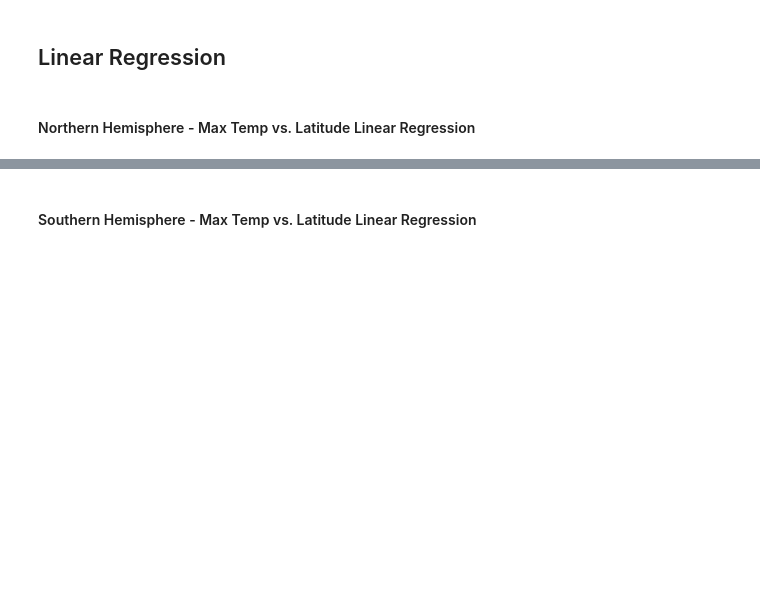
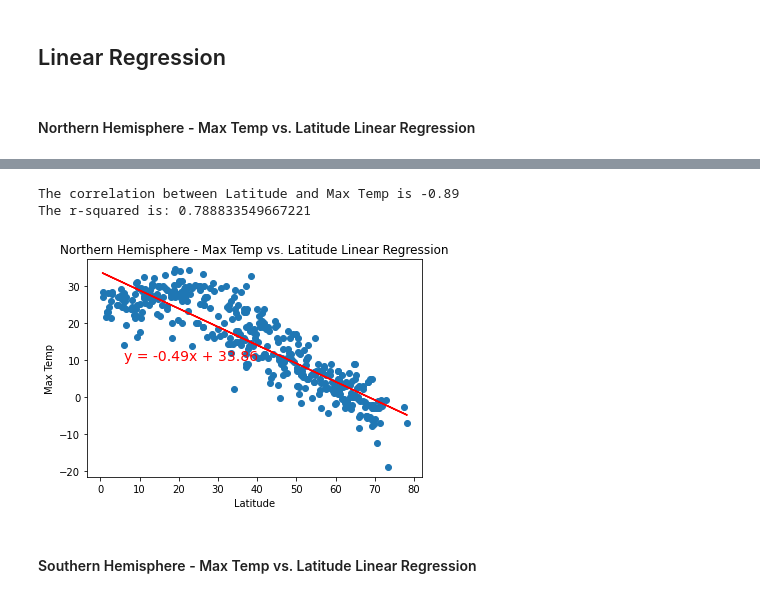
Before and after one commit to JoseH-Git/python-api-challenge, a Jupyter notebook: WeatherPy/WeatherPy.ipynb, the cells around one changed output, grey strips where cells are left out. Drawn from its saved outputs; the diff is of its cells as text; code cells hidden in the pictures; blank space fills up the shorter version.

Commit message:
northen hemisphere linear regression

```diff
--- a/WeatherPy/WeatherPy.ipynb
+++ b/WeatherPy/WeatherPy.ipynb
@@ -251,5 +252,15 @@ plt.show()
 [figure]
 # %% [markdown]
 ## Linear Regression
+# %%
+cities_dict_df["Lat"] = cities_dict_df["Lat"].astype(float)
+cities_dict_df["Lng"] = cities_dict_df["Lng"].astype(float)
+cities_dict_df["Max Temp"] = cities_dict_df["Max Temp"].astype(float)
+cities_dict_df["Humidity"] = cities_dict_df["Humidity"].astype(float)
+cities_dict_df["Cloudiness"] = cities_dict_df["Cloudiness"].astype(float)
+cities_dict_df["Wind Speed"] = cities_dict_df["Wind Speed"].astype(float)
 # %% [markdown]
 ####  Northern Hemisphere - Max Temp vs. Latitude Linear Regression
+# %%
+northen_df = cities_dict_df.loc[cities_dict_df['Lat'] > 0,:]
+northen_df.head()
@@ -256,3 +287,29 @@ plt.show()
+# %%
+correlation=round(st.pearsonr(northen_df["Lat"], northen_df["Max Temp"])[0],2)
+print(f"The correlation between Latitude and Max Temp is {correlation}")
+
+x_values = northen_df["Lat"]
+y_values = northen_df["Max Temp"]
+
+(slope, intercept, rvalue, pvalue, stderr) = linregress(x_values, y_values)
+regress_values = x_values * slope + intercept
+
+line_eq = "y = " + str(round(slope,2)) + "x + " + str(round(intercept,2))
+
+plt.scatter(x_values,y_values)
+plt.plot(x_values,regress_values,"r-")
+plt.annotate(line_eq,(6,10),fontsize=14,color="red")
+plt.title("Northern Hemisphere - Max Temp vs. Latitude Linear Regression")
+plt.xlabel("Latitude")
+plt.ylabel("Max Temp")
+
+print(f"The r-squared is: {rvalue**2}")
+plt.savefig("../Images/Northern Hemisphere - Max Temp vs. Latitude Linear Regression.png", bbox_inches = "tight")
+plt.show()
+# %% [output]
+The correlation between Latitude and Max Temp is -0.89
+The r-squared is: 0.788833549667221
+[figure, added]
 # %% [markdown]
 ####  Southern Hemisphere - Max Temp vs. Latitude Linear Regression
 # %% [markdown]
```
Also changed, not shown: parts of 3 cells of this notebook, 1 other file.
